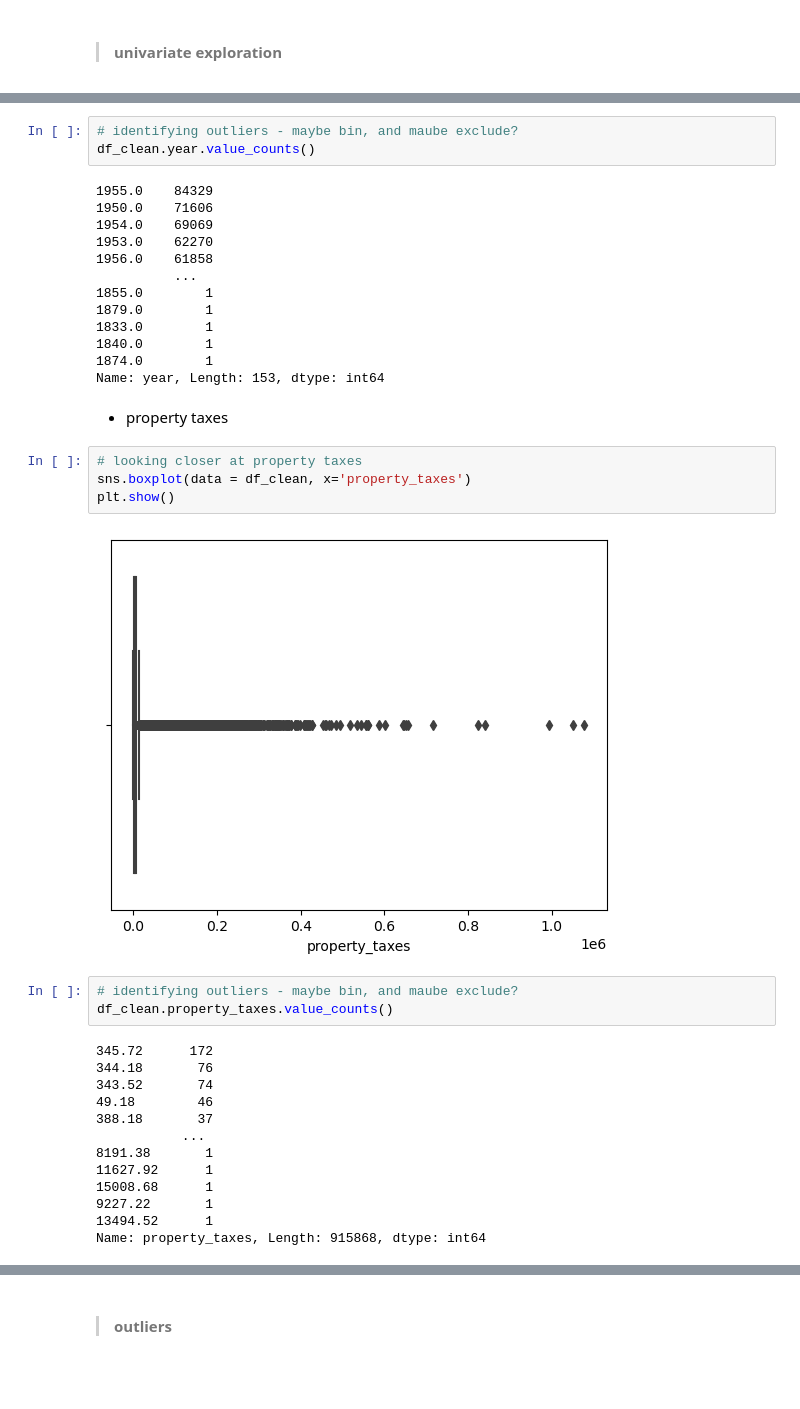
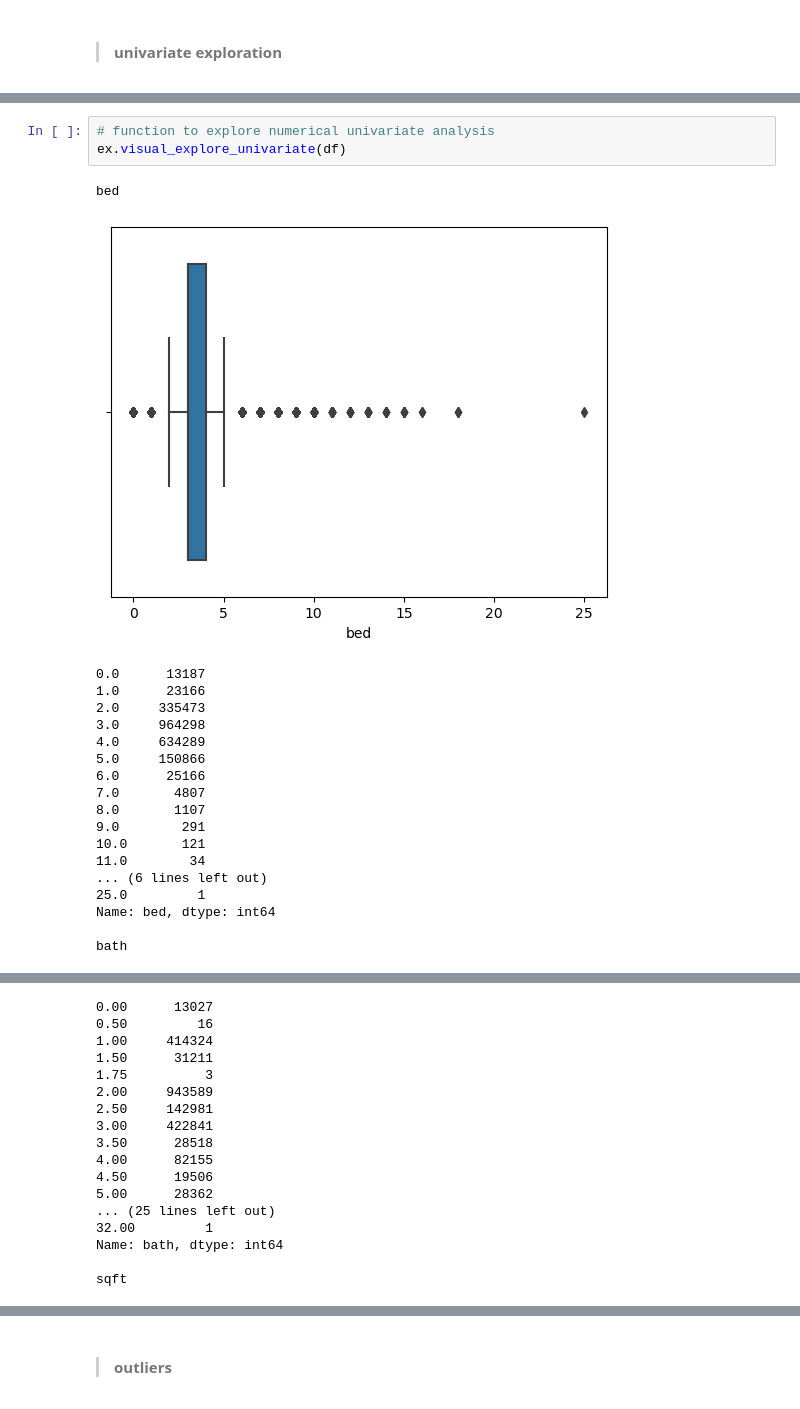
Before and after one commit to lewisalexia/regression-exercises, a Jupyter notebook: wrangle.ipynb, the cells around one changed output, grey strips where cells are left out. Drawn from its saved outputs; the diff is of its cells as text; blank space fills up the shorter version.

```diff
--- a/wrangle.ipynb
+++ b/wrangle.ipynb
@@ -652,40 +539,23 @@ plt.show()
-# %%
-# identifying outliers - maybe bin, and maube exclude?
-df_clean.year.value_counts()
-# %% [output]
-1955.0    84329
-1950.0    71606
-1954.0    69069
-1953.0    62270
-1956.0    61858
-          ...
-1855.0        1
-1879.0        1
-1833.0        1
-1840.0        1
-1874.0        1
-Name: year, Length: 153, dtype: int64
-# %% [markdown]
-* property taxes
-# %%
-# looking closer at property taxes
-sns.boxplot(data = df_clean, x='property_taxes')
-plt.show()
-# %% [output]
-[figure, removed]
-# %%
-# identifying outliers - maybe bin, and maube exclude?
-df_clean.property_taxes.value_counts()
-# %% [output]
-345.72      172
-344.18       76
-343.52       74
-49.18        46
-388.18       37
-           ...
-8191.38       1
-11627.92      1
-15008.68      1
-9227.22       1
-13494.52      1
-Name: property_taxes, Length: 915868, dtype: int64
+# %%
+# function to explore numerical univariate analysis
+ex.visual_explore_univariate(df)
+# %% [output]
+bed
+[figure, added]
+0.0      13187
+1.0      23166
+2.0     335473
+3.0     964298
+4.0     634289
+5.0     150866
+6.0      25166
+7.0       4807
+8.0       1107
+9.0        291
+10.0       121
+11.0        34
+... (6 lines left out)
+25.0         1
+Name: bed, dtype: int64
+
+bath
@@ -691,0 +563,17 @@ Name: property_taxes, Length: 915868, dtype: int64
+0.00      13027
+0.50         16
+1.00     414324
+1.50      31211
+1.75          3
+2.00     943589
+2.50     142981
+3.00     422841
+3.50      28518
+4.00      82155
+4.50      19506
+5.00      28362
+... (25 lines left out)
+32.00         1
+Name: bath, dtype: int64
+
+sqft
```
Also changed, not shown: parts of 24 cells of this notebook, 1 other file.
